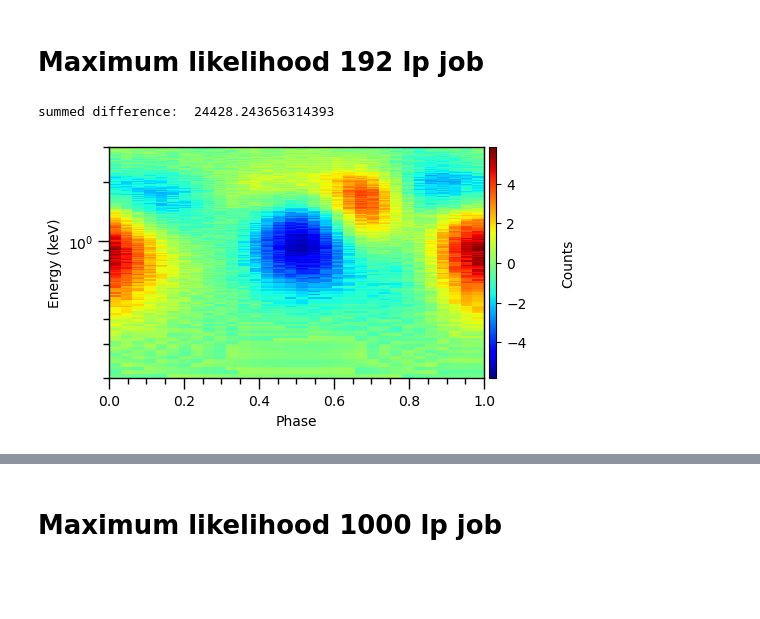
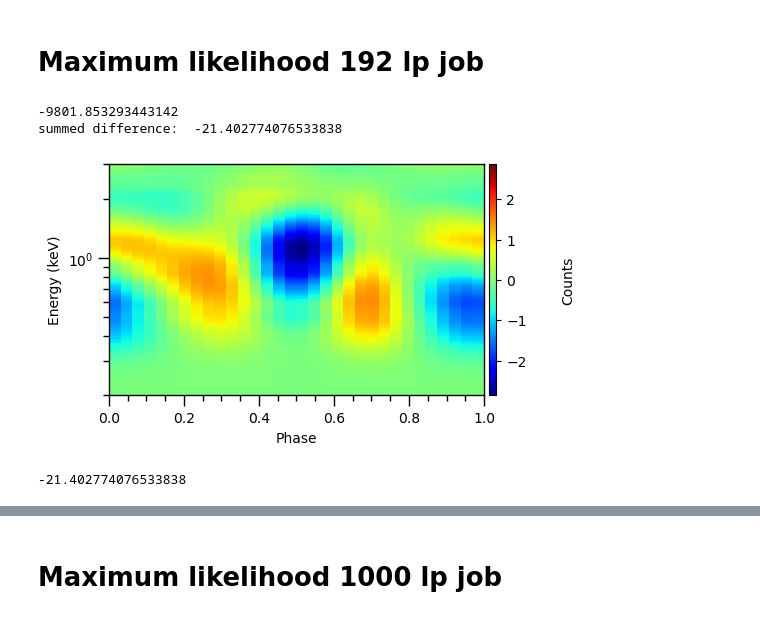
Before and after one commit to Basdorsman/xpsi, a Jupyter notebook: AMXPs/J1808_synthetic/Notebooks/compare_original_maxL.ipynb, the cells around one changed output, grey strips where cells are left out. Drawn from its saved outputs; the diff is of its cells as text; code cells hidden in the pictures; blank space fills up the shorter version.

```diff
--- a/AMXPs/J1808_synthetic/Notebooks/compare_original_maxL.ipynb
+++ b/AMXPs/J1808_synthetic/Notebooks/compare_original_maxL.ipynb
@@ -93,37 +145,69 @@ plt.plot(np.sum(ST.photosphere.signal[0][0],axis=1))
 # 0.346449329423984453E+01,
 # 0.146451450087112731E-01,
 # -0.824004344790990606E-02,
 # 0.113710559990825955E+01,
 # 0.334581240206683672E+00,
 # 0.147006720245396834E-02,
 # 0.738928142100897958E+02,
 # 0.119092736886722195E+01,
 # 0.670045739653590822E+01,
 # 0.121213084628677747E+01]
 
 P_MaxL_NP_192 = [0.159541871493433973E+01,
 0.103217607341850268E+02,
 0.348596939961232444E+01,
 0.546166856071860551E+00,
 -0.528761454159420996E-02,
 0.105021979369667684E+01,
 0.313327751326617054E+00,
 0.129295039715317858E-02,
 0.415074685360910678E+02,
 0.153428372501099131E+01,
 0.666247831762742670E+01,
 0.100173397883003434E+01]
 
-ST.likelihood(P_MaxL_NP_192, reinitialise=True)
+# P_sfac10_np = [0.161918804730604338E+01,
+# 0.113568614792697762E+02,
+# 0.350052587043986385E+01,
+# 0.164820916286745167E+00,
+# 0.481332648124821461E-02,
+# 0.683364603964798034E+00,
+# 0.301653772232013562E+00,
+# 0.128105478746190623E-02,
+# 0.142029308561448403E+03,
+# 0.823422731908273531E+00,
+# 0.669101698459687988E+01,
+# 0.124634548503898590E+01]
+
+P_no_bg_no_sp = [0.179574651988271583E+01,
+0.116404571293141483E+02,
+0.343953848316392152E+01,
+0.113148997662499945E+00,
+-0.365438177746274517E-02,
+0.720120042748522482E+00,
+0.285291972400469052E+00,
+0.131330143641136365E-02,
+0.696323599549771899E+02,
+0.102854131958262673E+01,
+0.667632969432271040E+01,
+0.139598328281685236E+01]
+
+
+print(ST.likelihood(P_no_bg_no_sp, reinitialise=True))
 
 counts_maxl = ST.signal.expected_counts
 diff_maxl = counts_maxl-ST.data.counts
 plot_one_pulse(diff_maxl, ST.data.phases, ST.NICER.channel_edges)
 
-print('summed difference: ',np.sum((diff_maxl)**2))
+print('summed difference: ',np.sum((diff_maxl)))
 # %% [output]
-summed difference:  24428.243656314393
+-9801.853293443142
+summed difference:  -21.402774076533838
-[figure, old version]
+[figure, new version]
+# %%
+np.sum(diff_maxl)
+# %% [output]
+-21.402774076533838
 # %%
 norm_maxl = diff_maxl/np.sqrt(ST.data.counts)
 plot_one_pulse(norm_maxl, ST.data.phases, ST.NICER.channel_edges)
```
Also changed, not shown: parts of 49 cells of this notebook, 11 other files.
